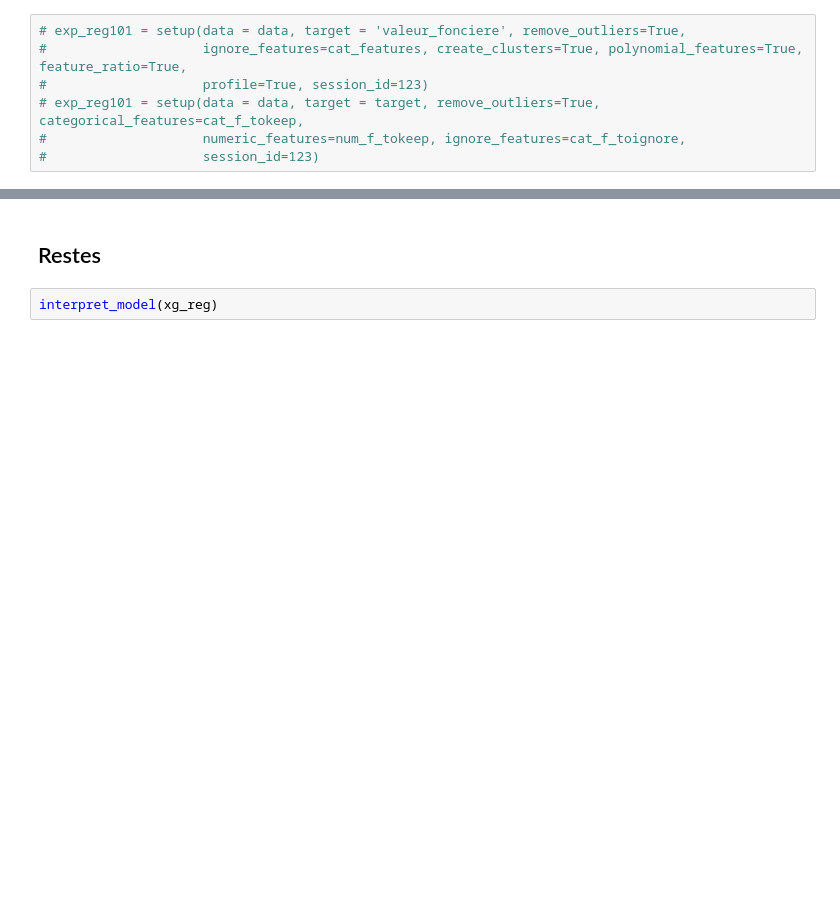
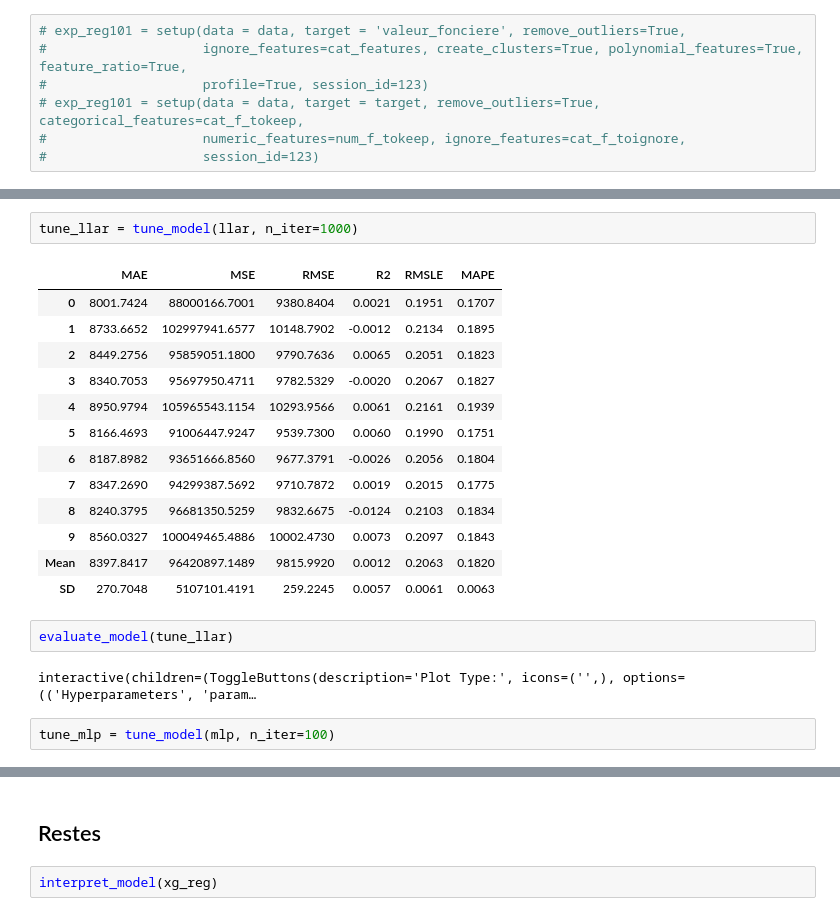
Before and after one commit to stbeau/projet-62, a Jupyter notebook: notebooks/exploratory/0.1-stbeau-Modele de depart pour tester l'API.ipynb, the cells around one changed output, grey strips where cells are left out. Saved outputs shown, nothing was run; the diff lists cells and outputs as text; blank space fills up the shorter version.

```diff
--- a/notebooks/exploratory/0.1-stbeau-Modele de depart pour tester l'API.ipynb
+++ b/notebooks/exploratory/0.1-stbeau-Modele de depart pour tester l'API.ipynb
@@ -94,2 +170,24 @@ compare_models(exclude=["catboost", "svm", "et", "tr", "rf", "ransac", "gbr","ad
+# %%
+tune_llar = tune_model(llar, n_iter=1000)
+# %% [output]
+|  | MAE | MSE | RMSE | R2 | RMSLE | MAPE |
+| 0 | 8001.7424 | 88000166.7001 | 9380.8404 | 0.0021 | 0.1951 | 0.1707 |
+| 1 | 8733.6652 | 102997941.6577 | 10148.7902 | -0.0012 | 0.2134 | 0.1895 |
+| 2 | 8449.2756 | 95859051.1800 | 9790.7636 | 0.0065 | 0.2051 | 0.1823 |
+| 3 | 8340.7053 | 95697950.4711 | 9782.5329 | -0.0020 | 0.2067 | 0.1827 |
+| 4 | 8950.9794 | 105965543.1154 | 10293.9566 | 0.0061 | 0.2161 | 0.1939 |
+| 5 | 8166.4693 | 91006447.9247 | 9539.7300 | 0.0060 | 0.1990 | 0.1751 |
+| 6 | 8187.8982 | 93651666.8560 | 9677.3791 | -0.0026 | 0.2056 | 0.1804 |
+| 7 | 8347.2690 | 94299387.5692 | 9710.7872 | 0.0019 | 0.2015 | 0.1775 |
+| 8 | 8240.3795 | 96681350.5259 | 9832.6675 | -0.0124 | 0.2103 | 0.1834 |
+| 9 | 8560.0327 | 100049465.4886 | 10002.4730 | 0.0073 | 0.2097 | 0.1843 |
+| Mean | 8397.8417 | 96420897.1489 | 9815.9920 | 0.0012 | 0.2063 | 0.1820 |
+| SD | 270.7048 | 5107101.4191 | 259.2245 | 0.0057 | 0.0061 | 0.0063 |
+# %%
+evaluate_model(tune_llar)
+# %% [output]
+interactive(children=(ToggleButtons(description='Plot Type:', icons=('',), options=(('Hyperparameters', 'param…
+# %%
+tune_mlp = tune_model(mlp, n_iter=100)
 # %%
 models()
```
Also changed, not shown: parts of 7 cells of this notebook.
